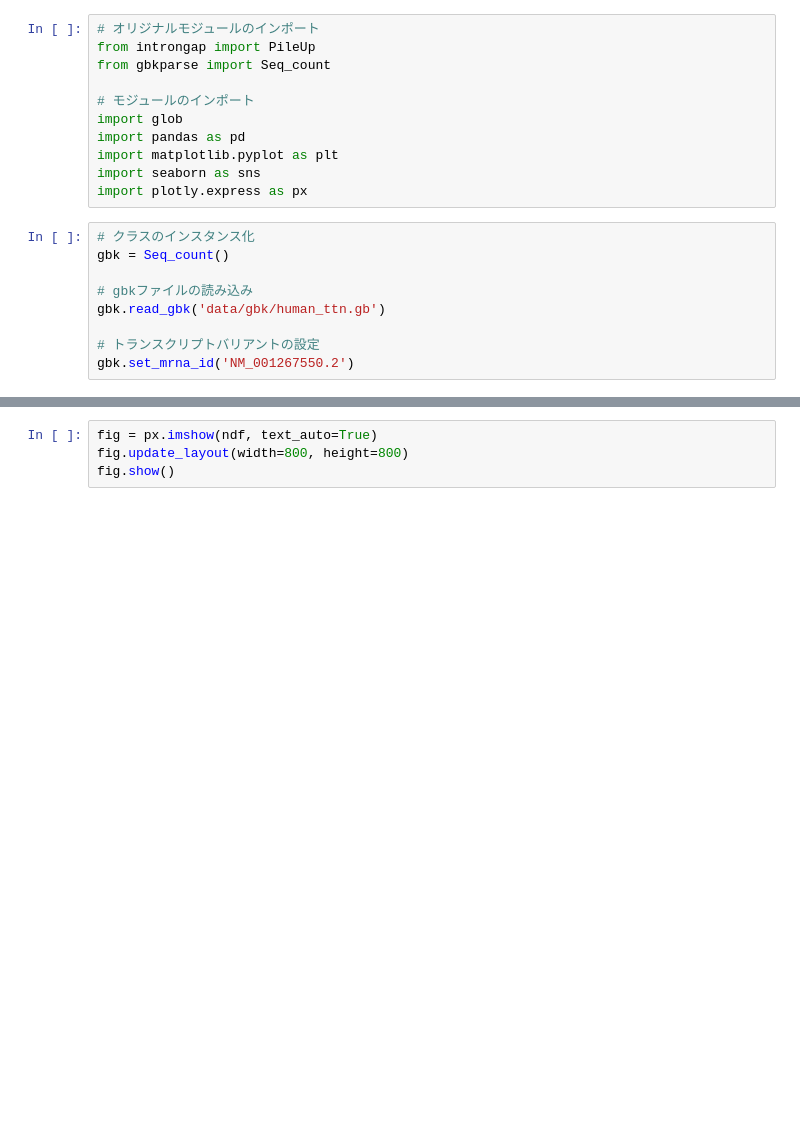
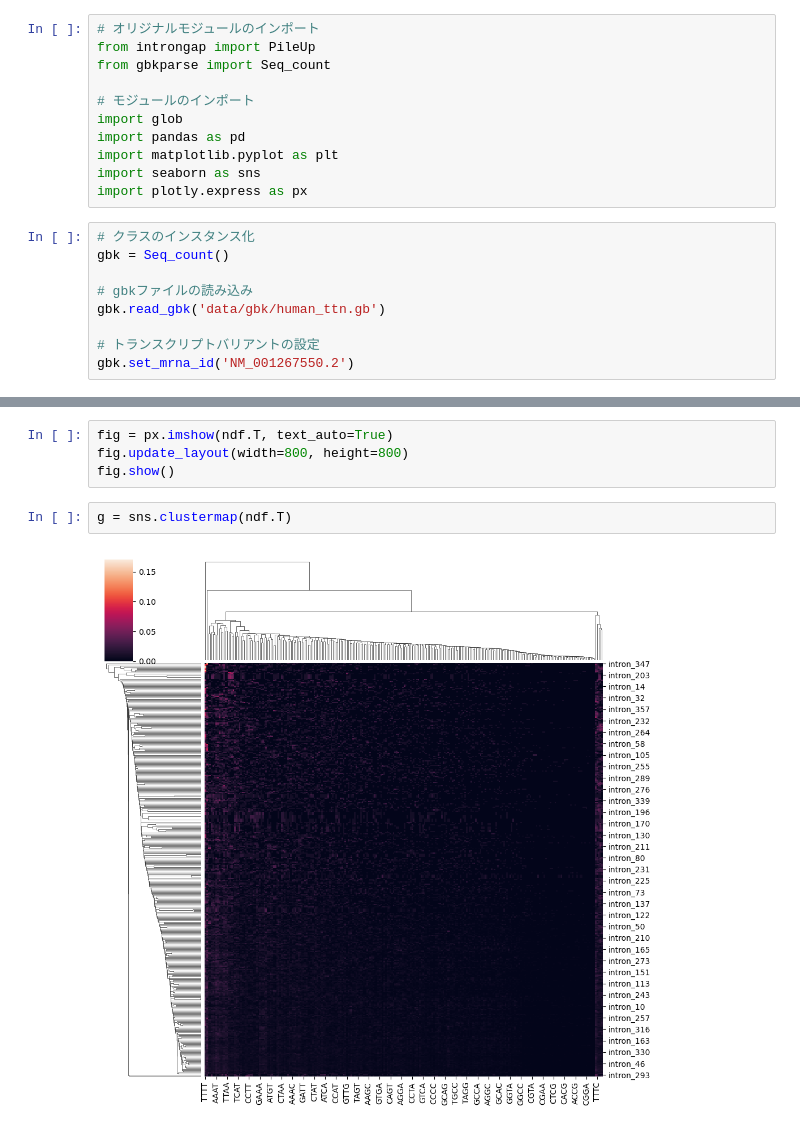
Before and after one commit to DU-med/bio_chem, a Jupyter notebook: ttn_splicing/motif_comb.ipynb, the cells around one changed output, grey strips where cells are left out. Drawn from its saved outputs; the diff is of its cells as text; blank space fills up the shorter version.

```diff
--- a/ttn_splicing/motif_comb.ipynb
+++ b/ttn_splicing/motif_comb.ipynb
@@ -36,4 +63,8 @@ ndf = df/df.sum(axis=0)
 # %%
-fig = px.imshow(ndf, text_auto=True)
+fig = px.imshow(ndf.T, text_auto=True)
 fig.update_layout(width=800, height=800)
 fig.show()
+# %%
+g = sns.clustermap(ndf.T)
+# %% [output]
+[figure, added]
```
Also changed, not shown: parts of 9 cells of this notebook.
